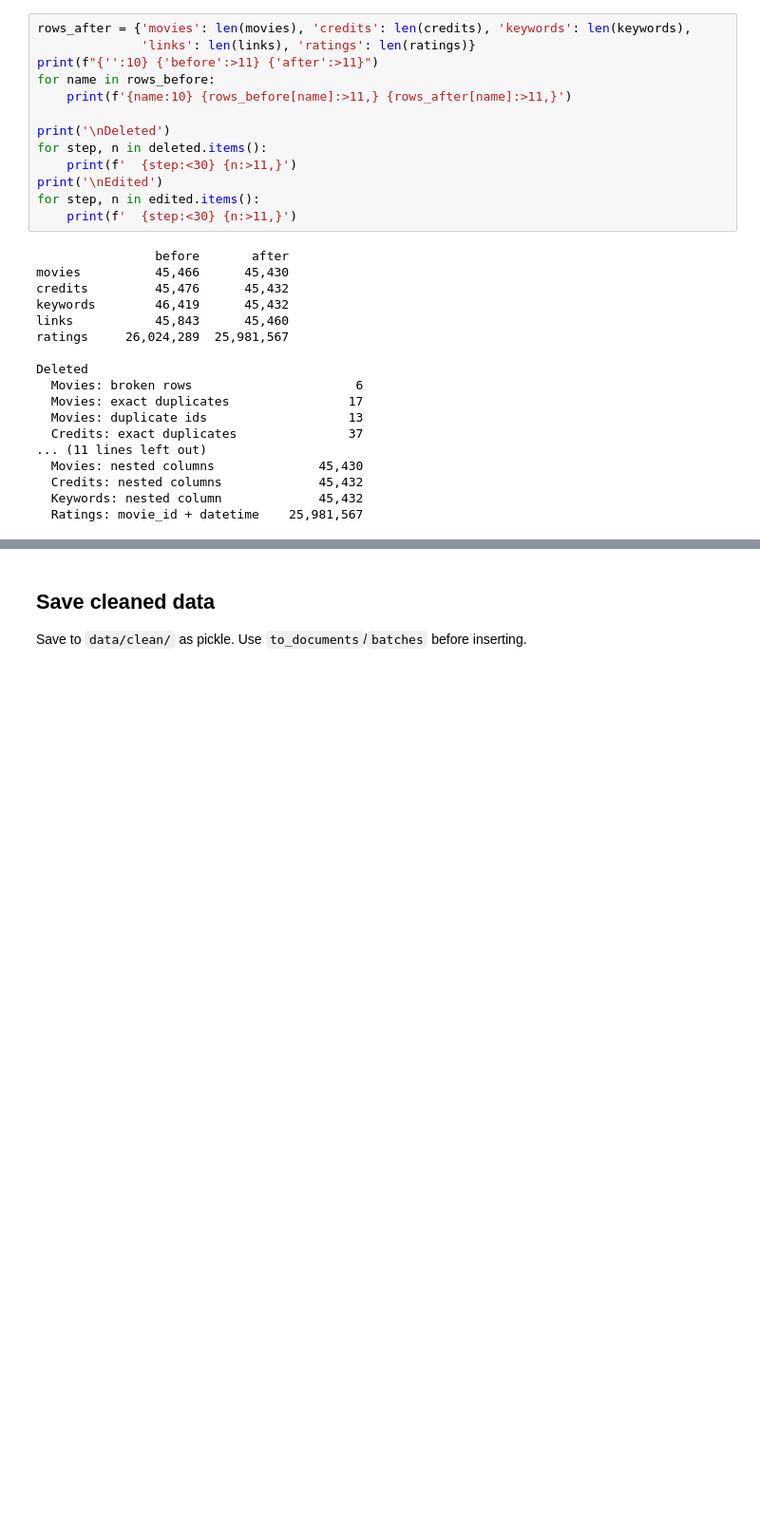
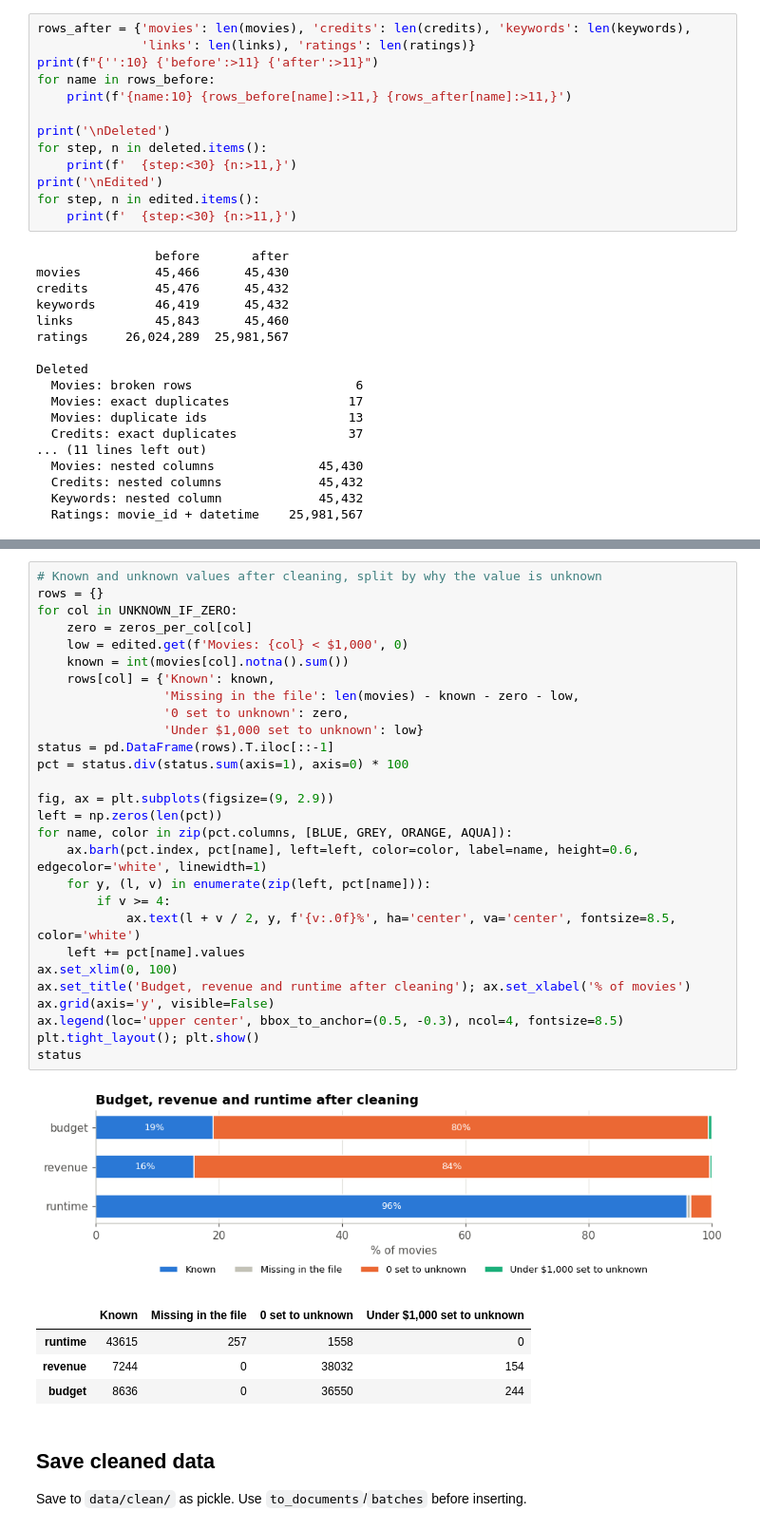
Before and after one commit to SverreHalvorsen/TDT4225-Assignments, a Jupyter notebook: Assignment 3/Clean.ipynb, the cells around one changed output, grey strips where cells are left out. Shown at 95% size. Drawn from its saved outputs; the diff is of its cells as text; blank space fills up the shorter version.

```diff
--- a/Assignment 3/Clean.ipynb
+++ b/Assignment 3/Clean.ipynb
@@ -307,3 +389,37 @@ Deleted
+# %%
+# Known and unknown values after cleaning, split by why the value is unknown
+rows = {}
+for col in UNKNOWN_IF_ZERO:
+    zero = zeros_per_col[col]
+    low = edited.get(f'Movies: {col} < $1,000', 0)
+    known = int(movies[col].notna().sum())
+    rows[col] = {'Known': known,
+                 'Missing in the file': len(movies) - known - zero - low,
+                 '0 set to unknown': zero,
+                 'Under $1,000 set to unknown': low}
+status = pd.DataFrame(rows).T.iloc[::-1]
+pct = status.div(status.sum(axis=1), axis=0) * 100
+
+fig, ax = plt.subplots(figsize=(9, 2.9))
+left = np.zeros(len(pct))
+for name, color in zip(pct.columns, [BLUE, GREY, ORANGE, AQUA]):
+    ax.barh(pct.index, pct[name], left=left, color=color, label=name, height=0.6, edgecolor='white', linewidth=1)
+    for y, (l, v) in enumerate(zip(left, pct[name])):
+        if v >= 4:
+            ax.text(l + v / 2, y, f'{v:.0f}%', ha='center', va='center', fontsize=8.5, color='white')
+    left += pct[name].values
+ax.set_xlim(0, 100)
+ax.set_title('Budget, revenue and runtime after cleaning'); ax.set_xlabel('% of movies')
+ax.grid(axis='y', visible=False)
+ax.legend(loc='upper center', bbox_to_anchor=(0.5, -0.3), ncol=4, fontsize=8.5)
+plt.tight_layout(); plt.show()
+status
+# %% [output]
+[figure, added]
+|  | Known | Missing in the file | 0 set to unknown | Under $1,000 set to unknown |
+| runtime | 43615 | 257 | 1558 | 0 |
+| revenue | 7244 | 0 | 38032 | 154 |
+| budget | 8636 | 0 | 36550 | 244 |
 # %% [markdown]
 ## Save cleaned data
 Save to `data/clean/` as pickle. Use `to_documents`/`batches` before inserting.
```
Also changed, not shown: parts of 9 cells of this notebook, 1 other file.
